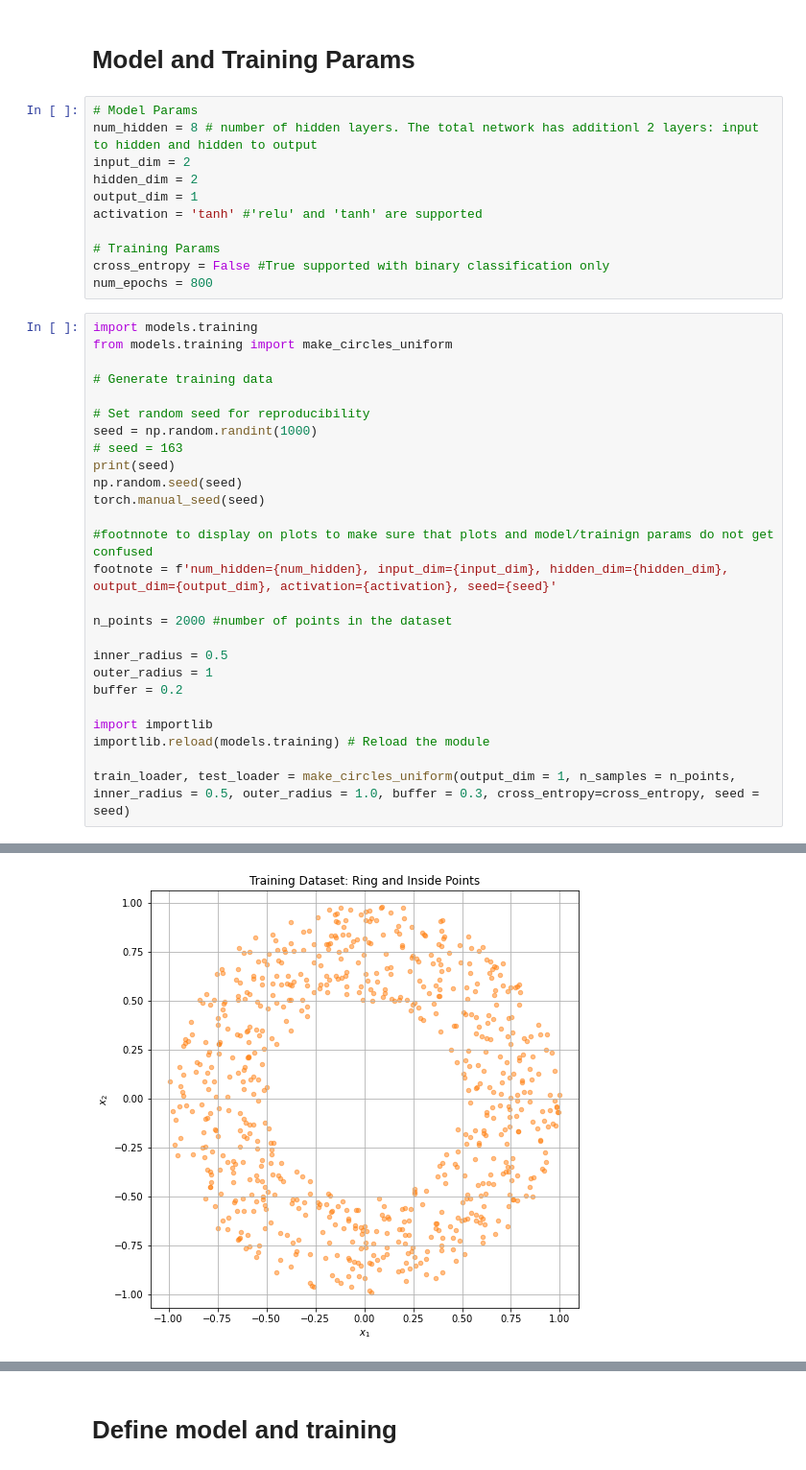
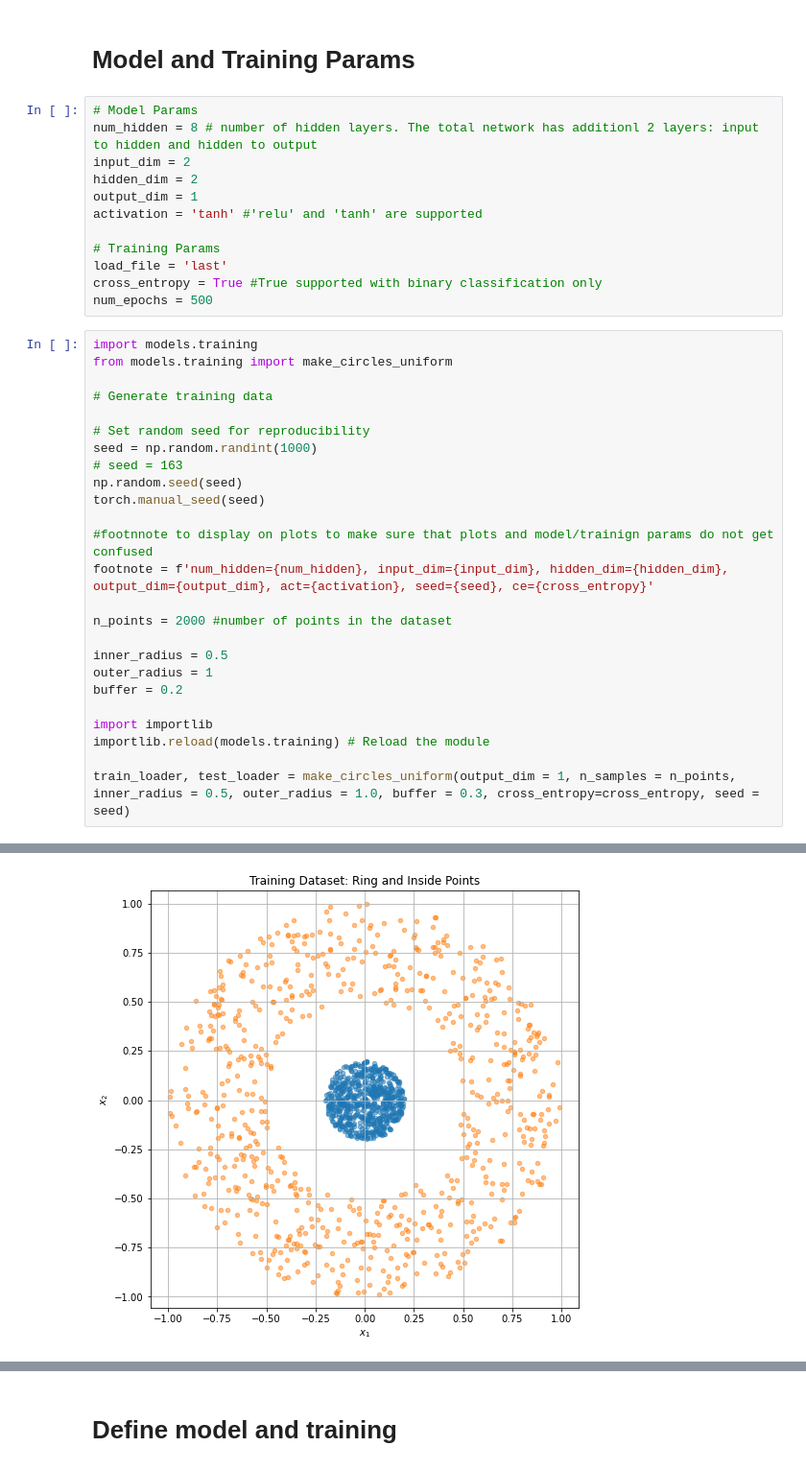
Before and after one commit to twoehrer/embedding, a Jupyter notebook: master_file.ipynb, the cells around one changed output, grey strips where cells are left out. Shown at 96% size. Cells and saved outputs as stored; diff of their text form.

```diff
--- a/master_file.ipynb
+++ b/master_file.ipynb
@@ -22,8 +22,9 @@ output_dim = 1
 activation = 'tanh' #'relu' and 'tanh' are supported
 
 # Training Params
-cross_entropy = False #True supported with binary classification only
-num_epochs = 800
+load_file = 'last'
+cross_entropy = True #True supported with binary classification only
+num_epochs = 500
 # %%
 import models.training
 from models.training import make_circles_uniform
@@ -33,12 +34,11 @@ from models.training import make_circles_uniform
 # Set random seed for reproducibility
 seed = np.random.randint(1000)
 # seed = 163
-print(seed)
 np.random.seed(seed)
 torch.manual_seed(seed)
 
 #footnnote to display on plots to make sure that plots and model/trainign params do not get confused
-footnote = f'num_hidden={num_hidden}, input_dim={input_dim}, hidden_dim={hidden_dim}, output_dim={output_dim}, activation={activation}, seed={seed}'
+footnote = f'num_hidden={num_hidden}, input_dim={input_dim}, hidden_dim={hidden_dim}, output_dim={output_dim}, act={activation}, seed={seed}, ce={cross_entropy}'
 
 n_points = 2000 #number of points in the dataset
 
@@ -71,4 +55,4 @@ train_loader, test_loader = make_circles_uniform(output_dim = 1, n_samples = n_p
-[figure, old version]
+[figure, new version]
 # %%
 for input, label in train_loader:
     print(input[:5], label[:5])
```
Also changed, not shown: parts of 11 cells of this notebook, 4 other files.
